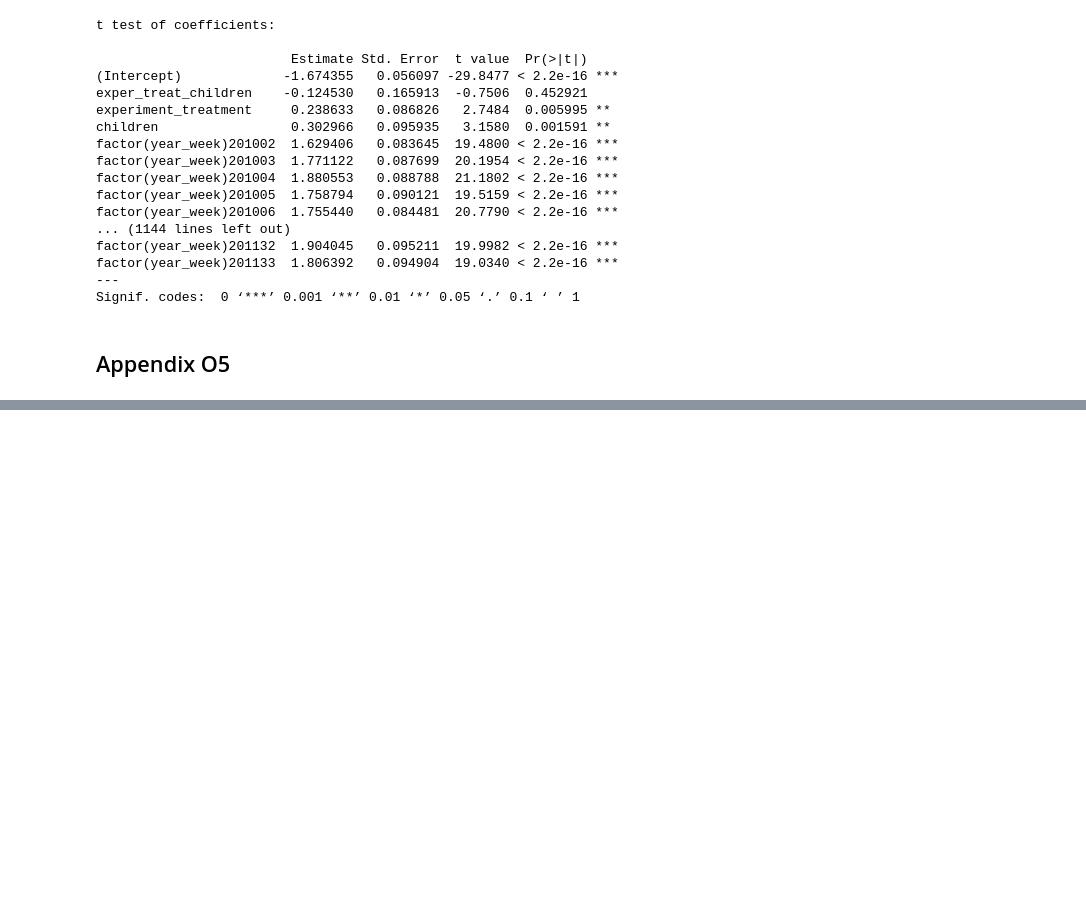
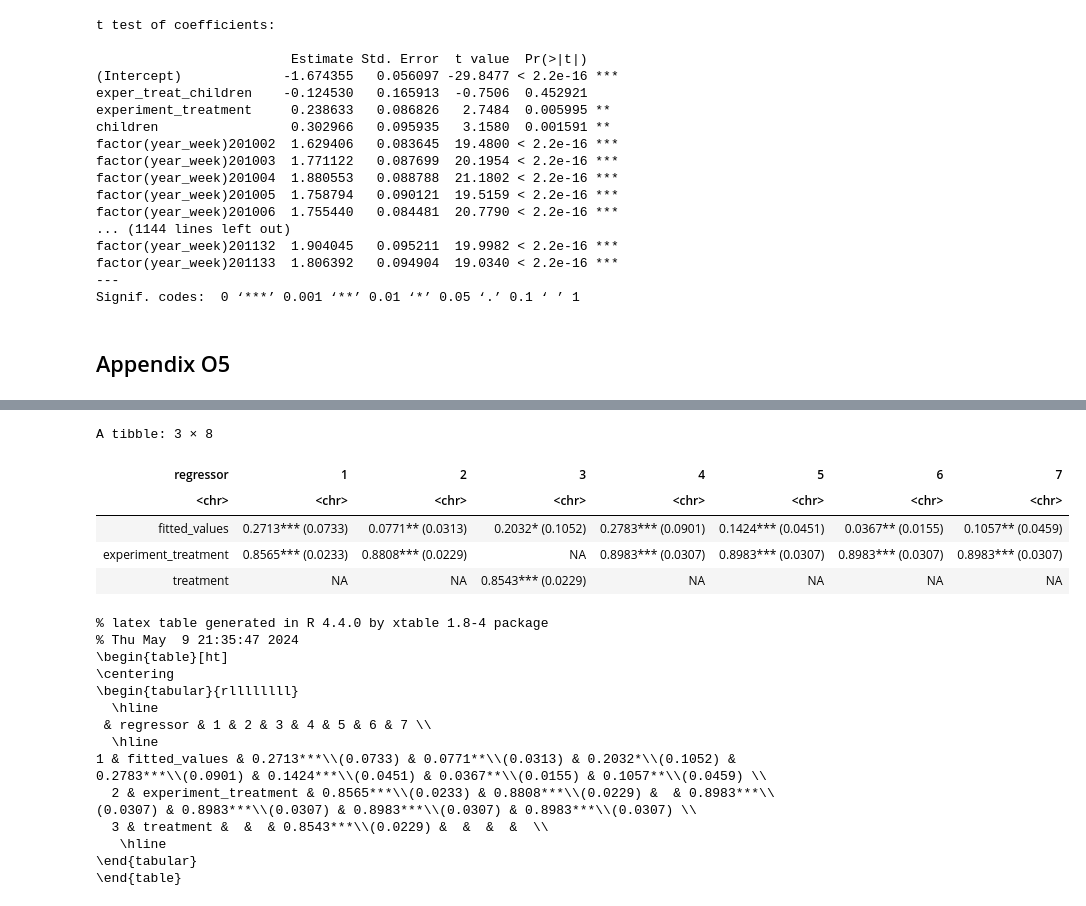
Before and after one commit to 0xandrewdu/stat_230a_final_project, a Jupyter notebook: reproduce_even.ipynb, the cells around one changed output, grey strips where cells are left out. Saved outputs shown, nothing was run; the diff lists cells and outputs as text; code cells hidden in the pictures; blank space fills up the shorter version.

```diff
--- a/reproduce_even.ipynb
+++ b/reproduce_even.ipynb
@@ -833,0 +859,50 @@ F-statistic: 35.49 on 333 and 17472 DF,  p-value: < 2.2e-16
+# %%
+col_1_first <- felm(experiment_home ~ experiment_treatment + factor(year_week) + factor(personid) | 0 | 0 | personid,
+                    data = performance_during_exper %>% filter(year_week != 201049, expgroup %in% c(1, 0)))
+fitted_values <- col_1_first$fitted.values
+col_1_second <- felm(perform1 ~ fitted_values + factor(year_week) + factor(personid) | 0 | 0 | personid,
+                     data = performance_during_exper %>% filter(year_week != 201049, expgroup %in% c(1, 0)))
+
+col_2_first <- felm(experiment_home ~ experiment_treatment + factor(wage_month) + factor(personid) | 0 | 0 | personid,
+                    data = perf_wage_data %>% filter(wage_month < 201109))
+fitted_values <- col_2_first$fitted.values
+col_2_second <- felm(loggrosswage ~ fitted_values + factor(wage_month) + factor(personid) | 0 | 0 | personid,
+                     data = perf_wage_data %>% filter(wage_month < 201109))
+
+col_3_first <- felm(homethatweek ~ treatment + factor(year_week) | 0 | 0 | personid,
+                    data = perf_wage_data %>% filter(year_week > 201049, expgroup %in% c(1, 0)))
+fitted_values <- col_3_first$fitted.values
+col_3_second <- felm(perform1 ~ fitted_values + factor(year_week) | 0 | 0 | personid,
+                     data = perf_wage_data %>% filter(year_week > 201049, expgroup %in% c(1, 0)))
+
+col_4_first <- felm(experiment_home ~ experiment_treatment + factor(year_week) + factor(personid) | 0 | 0 | personid,
+                    data = perf_wage_data %>% filter(year_week != 201049, expgroup %in% c(1, 0), !is.na(logcallpersec), phonecallraw > 20))
+fitted_values <- col_4_first$fitted.values
+col_4_second <- felm(phonecall ~ fitted_values + factor(year_week) + factor(personid) | 0 | 0 | personid,
+                     data = perf_wage_data %>% filter(year_week != 201049, expgroup %in% c(1, 0), !is.na(logcallpersec), phonecallraw > 20))
+
+col_5_first <- col_4_first
+col_6_first <- col_4_first
+col_7_first <- col_4_first
+
+col_5_second <- felm(logphonecall ~ fitted_values + factor(year_week) + factor(personid) | 0 | 0 | personid,
+                     data = perf_wage_data %>% filter(year_week != 201049, expgroup %in% c(1, 0), !is.na(logcallpersec), phonecallraw > 20))
+
+col_6_second <- felm(logcallpersec ~ fitted_values + factor(year_week) + factor(personid) | 0 | 0 | personid,
+                     data = perf_wage_data %>% filter(year_week != 201049, expgroup %in% c(1, 0), !is.na(logcallpersec), phonecallraw > 20))
+
+col_7_second <- felm(logcalllength ~ fitted_values + factor(year_week) + factor(personid) | 0 | 0 | personid,
+                     data = perf_wage_data %>% filter(year_week != 201049, expgroup %in% c(1, 0), !is.na(logcallpersec), phonecallraw > 20))
+
+model_list_1 <- list(col_1_first, col_2_first, col_3_first, col_4_first, col_5_first, col_6_first, col_7_first)
+model_data <- model_list_1 %>% map_dfr(extract_first_regressor, .id = "model")
+table_data_1 <- model_data %>% pivot_wider(names_from = model, values_from = values)
+
+model_list_2 <- list(col_1_second, col_2_second, col_3_second, col_4_second, col_5_second, col_6_second, col_7_second)
+model_data <- model_list_2 %>% map_dfr(extract_first_regressor, .id = "model")
+table_data_2 <- model_data %>% pivot_wider(names_from = model, values_from = values)
+
+table_data <- rbind(table_data_2, table_data_1)
+table_data
+print_latex(table_data)
+# %% [output]
@@ -833,0 +926,20 @@ F-statistic: 35.49 on 333 and 17472 DF,  p-value: < 2.2e-16
+A tibble: 3 × 8
+| regressor | 1 | 2 | 3 | 4 | 5 | 6 | 7 |
+| <chr> | <chr> | <chr> | <chr> | <chr> | <chr> | <chr> | <chr> |
+| fitted_values | 0.2713*** (0.0733) | 0.0771** (0.0313) | 0.2032* (0.1052) | 0.2783*** (0.0901) | 0.1424*** (0.0451) | 0.0367** (0.0155) | 0.1057** (0.0459) |
+| experiment_treatment | 0.8565*** (0.0233) | 0.8808*** (0.0229) | NA | 0.8983*** (0.0307) | 0.8983*** (0.0307) | 0.8983*** (0.0307) | 0.8983*** (0.0307) |
+| treatment | NA | NA | 0.8543*** (0.0229) | NA | NA | NA | NA |
+% latex table generated in R 4.4.0 by xtable 1.8-4 package
+% Thu May  9 21:35:47 2024
+\begin{table}[ht]
+\centering
+\begin{tabular}{rllllllll}
+  \hline
+ & regressor & 1 & 2 & 3 & 4 & 5 & 6 & 7 \\
+  \hline
+1 & fitted_values & 0.2713***\\(0.0733) & 0.0771**\\(0.0313) & 0.2032*\\(0.1052) & 0.2783***\\(0.0901) & 0.1424***\\(0.0451) & 0.0367**\\(0.0155) & 0.1057**\\(0.0459) \\
+  2 & experiment_treatment & 0.8565***\\(0.0233) & 0.8808***\\(0.0229) &  & 0.8983***\\(0.0307) & 0.8983***\\(0.0307) & 0.8983***\\(0.0307) & 0.8983***\\(0.0307) \\
+  3 & treatment &  &  & 0.8543***\\(0.0229) &  &  &  &  \\
+   \hline
+\end{tabular}
+\end{table}
```
Also changed, not shown: parts of 21 cells of this notebook.
